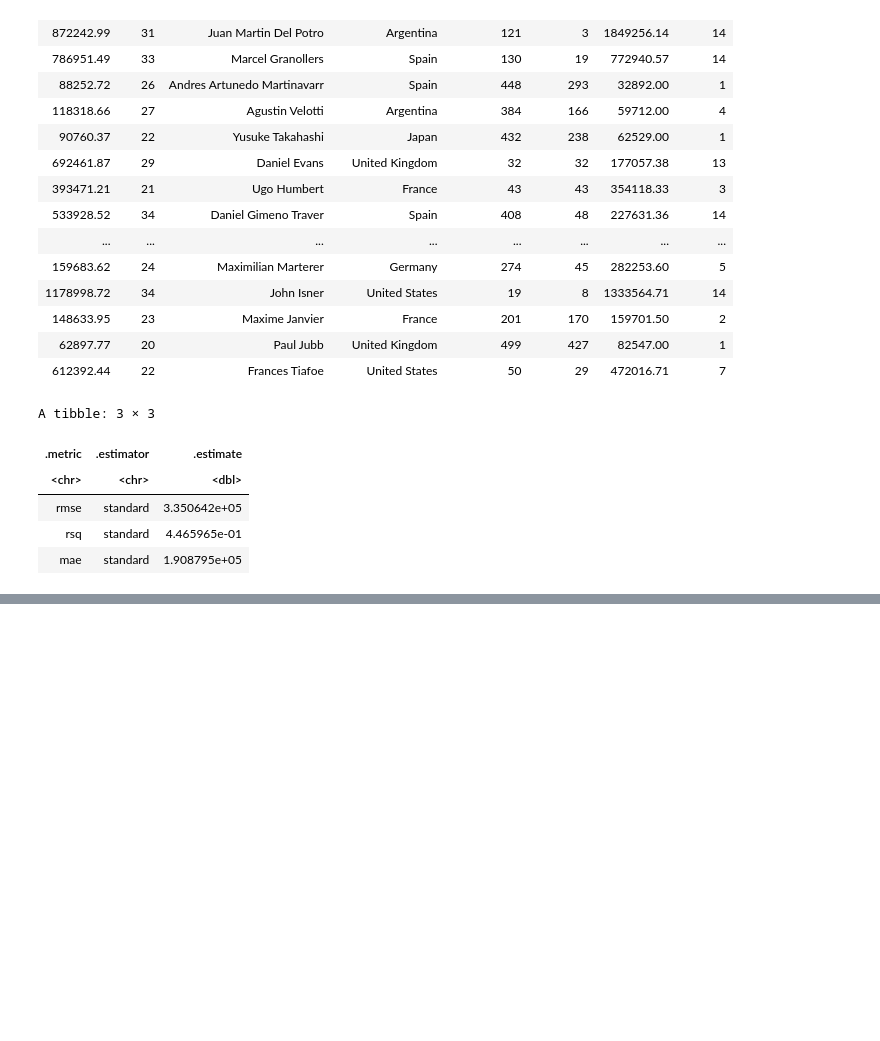
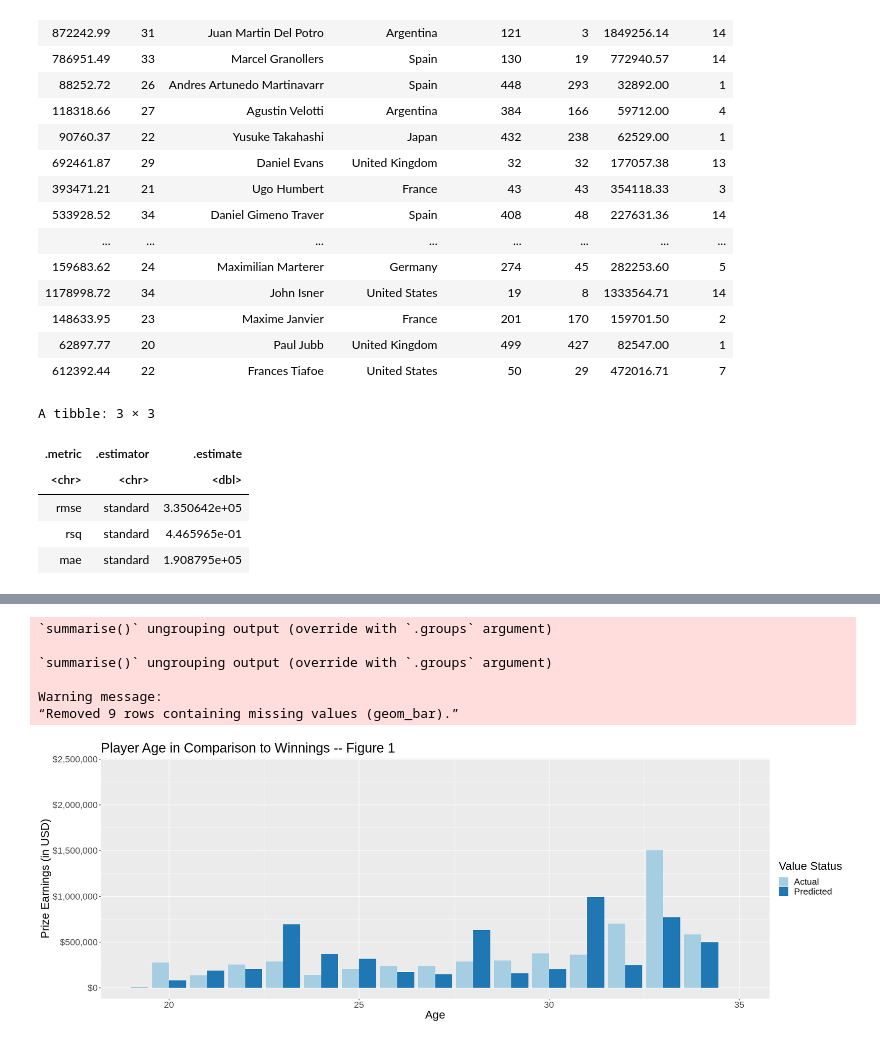
Before and after one commit to cpureza/dsci_group_project, a Jupyter notebook: dsci_project_folder/Fridays_Work.ipynb, the cells around one changed output, grey strips where cells are left out. Saved outputs shown, nothing was run; the diff lists cells and outputs as text; code cells hidden in the pictures; blank space fills up the shorter version.

```diff
--- a/dsci_project_folder/Fridays_Work.ipynb
+++ b/dsci_project_folder/Fridays_Work.ipynb
@@ -246,3 +267,45 @@ A tibble: 3 × 3
+# %%
+#Bar Graph Age vs Money
+
+options(repr.plot.width = 20, repr.plot.height = 7)
+
+pred <- c("Predicted")
+
+Age_vs_PrizeMoneyPred <- predicted_result %>%
+    group_by(Age) %>%
+    summarize(Prize.Money = mean(Prize.Money)) %>%
+    cbind(pred)
+# Age_vs_PrizeMoneyPred
+
+pred <- c("Actual")
+
+Age_vs_PrizeMoney <- training_data %>%
+    group_by(Age) %>%
+    summarize(Prize.Money = mean(Prize.Money)) %>%
+    cbind(pred)
+# Age_vs_PrizeMoney
+
+bar_data <- rbind(Age_vs_PrizeMoney, Age_vs_PrizeMoneyPred)
+# bar_data
+
+tennis_histogram_plot <- ggplot(bar_data, aes(fill=pred, y=Prize.Money, x=Age)) +
+    geom_bar(position="dodge", stat="identity") +
+    labs(x = "Age", y = "Prize Earnings (in USD)", fill = "Value Status") +
+    ggtitle("Player Age in Comparison to Winnings -- Figure 1") +
+    theme(text = element_text(size = 20)) +
+    scale_y_continuous(labels = dollar_format()) +
+    scale_fill_brewer(palette="Paired") +
+    xlim(c(19,35))
+
+tennis_histogram_plot
+# %% [output]
+`summarise()` ungrouping output (override with `.groups` argument)
+
+`summarise()` ungrouping output (override with `.groups` argument)
+
+Warning message:
+“Removed 9 rows containing missing values (geom_bar).”
+[figure, added]
 # %%
 # Graph using train_data for scatter points and predicted_result for prediction line
 options(repr.plot.width = 20, repr.plot.height = 7)
```
Also changed, not shown: parts of 14 cells of this notebook.
